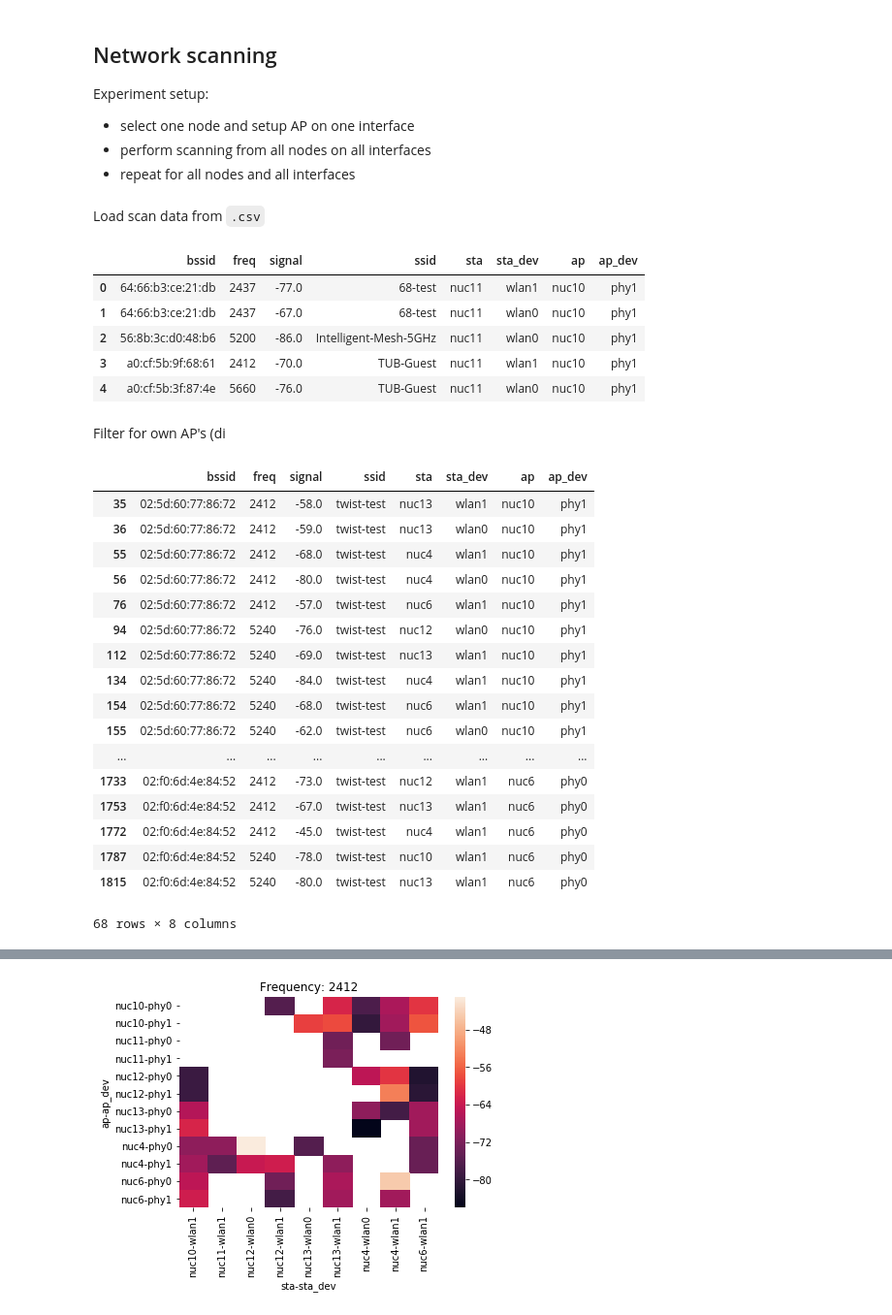
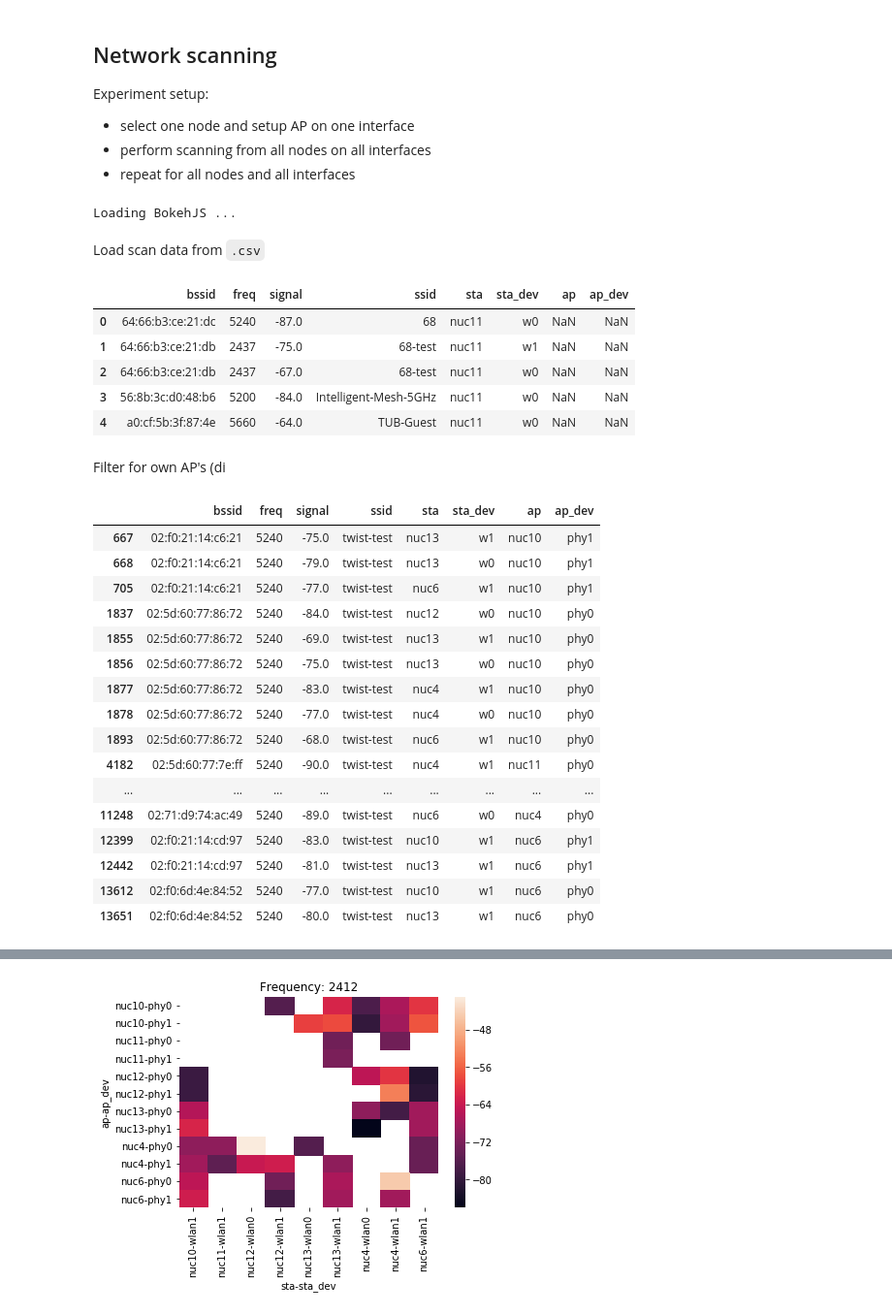
Before and after one commit to mchwalisz/walker, a Jupyter notebook: analysis/Scanning.ipynb, the cells around one changed output, grey strips where cells are left out. Shown at 97% size. Saved outputs shown, nothing was run; the diff lists cells and outputs as text; code cells hidden in the pictures.

```diff
--- a/analysis/Scanning.ipynb
+++ b/analysis/Scanning.ipynb
@@ -13,46 +13,55 @@ import matplotlib.pyplot as plt
 import seaborn as sns
 from IPython import display
 import networkx as nx
+from math import sqrt
 from nxpd import draw
 from nxpd import nxpdParams
 nxpdParams['show'] = 'ipynb'
+
+import bokeh.plotting as bkh
+bkh.output_notebook()
+# %% [output]
+Loading BokehJS ...
 # %% [markdown]
 Load scan data from `.csv`
 # %%
-df = pd.DataFrame.from_csv('../data/scan.csv')
+# source = '../data/scan.csv'
+source = '../data/scan_2017-08-04T13:00:46.185926.csv'
+df = pd.DataFrame.from_csv(source)
 df['signal'] = df['signal'].str.strip(' dBm').astype('float')
 # df['label'] = df.apply(lambda x: '\n'.join([x['sta_dev'], str(x['signal'])]), axis=1)
 df.head()
 # %% [output]
 |  | bssid | freq | signal | ssid | sta | sta_dev | ap | ap_dev |
-| 0 | 64:66:b3:ce:21:db | 2437 | -77.0 | 68-test | nuc11 | wlan1 | nuc10 | phy1 |
-| 1 | 64:66:b3:ce:21:db | 2437 | -67.0 | 68-test | nuc11 | wlan0 | nuc10 | phy1 |
-| 2 | 56:8b:3c:d0:48:b6 | 5200 | -86.0 | Intelligent-Mesh-5GHz | nuc11 | wlan0 | nuc10 | phy1 |
-| 3 | a0:cf:5b:9f:68:61 | 2412 | -70.0 | TUB-Guest | nuc11 | wlan1 | nuc10 | phy1 |
-| 4 | a0:cf:5b:3f:87:4e | 5660 | -76.0 | TUB-Guest | nuc11 | wlan0 | nuc10 | phy1 |
+| 0 | 64:66:b3:ce:21:dc | 5240 | -87.0 | 68 | nuc11 | w0 | NaN | NaN |
+| 1 | 64:66:b3:ce:21:db | 2437 | -75.0 | 68-test | nuc11 | w1 | NaN | NaN |
+| 2 | 64:66:b3:ce:21:db | 2437 | -67.0 | 68-test | nuc11 | w0 | NaN | NaN |
+| 3 | 56:8b:3c:d0:48:b6 | 5200 | -84.0 | Intelligent-Mesh-5GHz | nuc11 | w0 | NaN | NaN |
+| 4 | a0:cf:5b:3f:87:4e | 5660 | -64.0 | TUB-Guest | nuc11 | w0 | NaN | NaN |
 # %% [markdown]
 Filter for own AP's (di
 # %%
 df_twist = df[df['ssid'] == 'twist-test']
+df_twist = df_twist[df_twist['sta'].str.startswith('nuc')]
+df_twist = df_twist[df_twist['ap'].str.startswith('nuc')]
 df_twist
 # %% [output]
 |  | bssid | freq | signal | ssid | sta | sta_dev | ap | ap_dev |
-| 35 | 02:5d:60:77:86:72 | 2412 | -58.0 | twist-test | nuc13 | wlan1 | nuc10 | phy1 |
-| 36 | 02:5d:60:77:86:72 | 2412 | -59.0 | twist-test | nuc13 | wlan0 | nuc10 | phy1 |
-| 55 | 02:5d:60:77:86:72 | 2412 | -68.0 | twist-test | nuc4 | wlan1 | nuc10 | phy1 |
-| 56 | 02:5d:60:77:86:72 | 2412 | -80.0 | twist-test | nuc4 | wlan0 | nuc10 | phy1 |
-| 76 | 02:5d:60:77:86:72 | 2412 | -57.0 | twist-test | nuc6 | wlan1 | nuc10 | phy1 |
-| 94 | 02:5d:60:77:86:72 | 5240 | -76.0 | twist-test | nuc12 | wlan0 | nuc10 | phy1 |
-| 112 | 02:5d:60:77:86:72 | 5240 | -69.0 | twist-test | nuc13 | wlan1 | nuc10 | phy1 |
-| 134 | 02:5d:60:77:86:72 | 5240 | -84.0 | twist-test | nuc4 | wlan1 | nuc10 | phy1 |
-| 154 | 02:5d:60:77:86:72 | 5240 | -68.0 | twist-test | nuc6 | wlan1 | nuc10 | phy1 |
-| 155 | 02:5d:60:77:86:72 | 5240 | -62.0 | twist-test | nuc6 | wlan0 | nuc10 | phy1 |
+| 667 | 02:f0:21:14:c6:21 | 5240 | -75.0 | twist-test | nuc13 | w1 | nuc10 | phy1 |
+| 668 | 02:f0:21:14:c6:21 | 5240 | -79.0 | twist-test | nuc13 | w0 | nuc10 | phy1 |
+| 705 | 02:f0:21:14:c6:21 | 5240 | -77.0 | twist-test | nuc6 | w1 | nuc10 | phy1 |
+| 1837 | 02:5d:60:77:86:72 | 5240 | -84.0 | twist-test | nuc12 | w0 | nuc10 | phy0 |
+| 1855 | 02:5d:60:77:86:72 | 5240 | -69.0 | twist-test | nuc13 | w1 | nuc10 | phy0 |
+| 1856 | 02:5d:60:77:86:72 | 5240 | -75.0 | twist-test | nuc13 | w0 | nuc10 | phy0 |
+| 1877 | 02:5d:60:77:86:72 | 5240 | -83.0 | twist-test | nuc4 | w1 | nuc10 | phy0 |
+| 1878 | 02:5d:60:77:86:72 | 5240 | -77.0 | twist-test | nuc4 | w0 | nuc10 | phy0 |
+| 1893 | 02:5d:60:77:86:72 | 5240 | -68.0 | twist-test | nuc6 | w1 | nuc10 | phy0 |
+| 4182 | 02:5d:60:77:7e:ff | 5240 | -90.0 | twist-test | nuc4 | w1 | nuc11 | phy0 |
 | ... | ... | ... | ... | ... | ... | ... | ... | ... |
-| 1733 | 02:f0:6d:4e:84:52 | 2412 | -73.0 | twist-test | nuc12 | wlan1 | nuc6 | phy0 |
-| 1753 | 02:f0:6d:4e:84:52 | 2412 | -67.0 | twist-test | nuc13 | wlan1 | nuc6 | phy0 |
-| 1772 | 02:f0:6d:4e:84:52 | 2412 | -45.0 | twist-test | nuc4 | wlan1 | nuc6 | phy0 |
-| 1787 | 02:f0:6d:4e:84:52 | 5240 | -78.0 | twist-test | nuc10 | wlan1 | nuc6 | phy0 |
-| 1815 | 02:f0:6d:4e:84:52 | 5240 | -80.0 | twist-test | nuc13 | wlan1 | nuc6 | phy0 |
+| 11248 | 02:71:d9:74:ac:49 | 5240 | -89.0 | twist-test | nuc6 | w0 | nuc4 | phy0 |
+| 12399 | 02:f0:21:14:cd:97 | 5240 | -83.0 | twist-test | nuc10 | w1 | nuc6 | phy1 |
+| 12442 | 02:f0:21:14:cd:97 | 5240 | -81.0 | twist-test | nuc13 | w1 | nuc6 | phy1 |
+| 13612 | 02:f0:6d:4e:84:52 | 5240 | -77.0 | twist-test | nuc10 | w1 | nuc6 | phy0 |
+| 13651 | 02:f0:6d:4e:84:52 | 5240 | -80.0 | twist-test | nuc13 | w1 | nuc6 | phy0 |
-68 rows × 8 columns
 # %%
 for freq in df_twist['freq'].unique():
```
Also changed, not shown: parts of 1 cell of this notebook.
